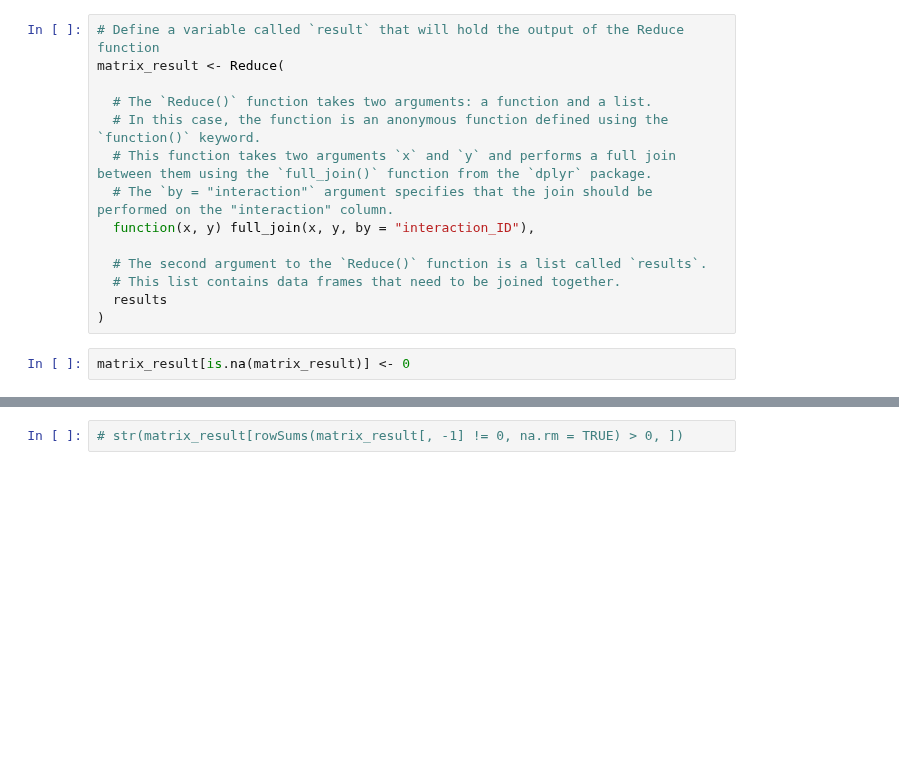
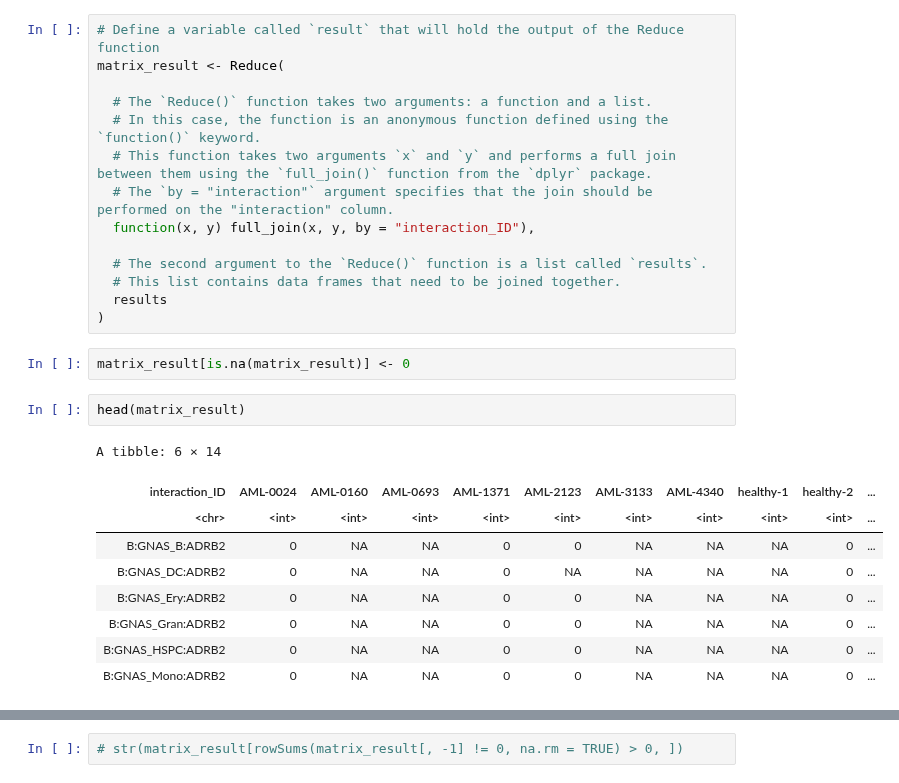
Before and after one commit to colomemaria/community-paper, a Jupyter notebook: src/method_comparison/compare_algorithms/run_CellPhoneDB/run_algorithm/run_CPDB.ipynb, the cells around one changed output, grey strips where cells are left out. Drawn from its saved outputs; the diff is of its cells as text; blank space fills up the shorter version.

```diff
--- a/src/method_comparison/compare_algorithms/run_CellPhoneDB/run_algorithm/run_CPDB.ipynb
+++ b/src/method_comparison/compare_algorithms/run_CellPhoneDB/run_algorithm/run_CPDB.ipynb
@@ -324,6 +324,18 @@ matrix_result <- Reduce(
 )
 # %%
 matrix_result[is.na(matrix_result)] <- 0
+# %%
+head(matrix_result)
+# %% [output]
+A tibble: 6 × 14
+| interaction_ID | AML-0024 | AML-0160 | AML-0693 | AML-1371 | AML-2123 | AML-3133 | AML-4340 | healthy-1 | healthy-2 | ... |
+| <chr> | <int> | <int> | <int> | <int> | <int> | <int> | <int> | <int> | <int> | ... |
+| B:GNAS_B:ADRB2 | 0 | NA | NA | 0 | 0 | NA | NA | NA | 0 | ... |
+| B:GNAS_DC:ADRB2 | 0 | NA | NA | 0 | NA | NA | NA | NA | 0 | ... |
+| B:GNAS_Ery:ADRB2 | 0 | NA | NA | 0 | 0 | NA | NA | NA | 0 | ... |
+| B:GNAS_Gran:ADRB2 | 0 | NA | NA | 0 | 0 | NA | NA | NA | 0 | ... |
+| B:GNAS_HSPC:ADRB2 | 0 | NA | NA | 0 | 0 | NA | NA | NA | 0 | ... |
+| B:GNAS_Mono:ADRB2 | 0 | NA | NA | 0 | 0 | NA | NA | NA | 0 | ... |
 # %%
 str(matrix_result)
 # %% [output]
```
Also changed, not shown: parts of 38 cells of this notebook.
